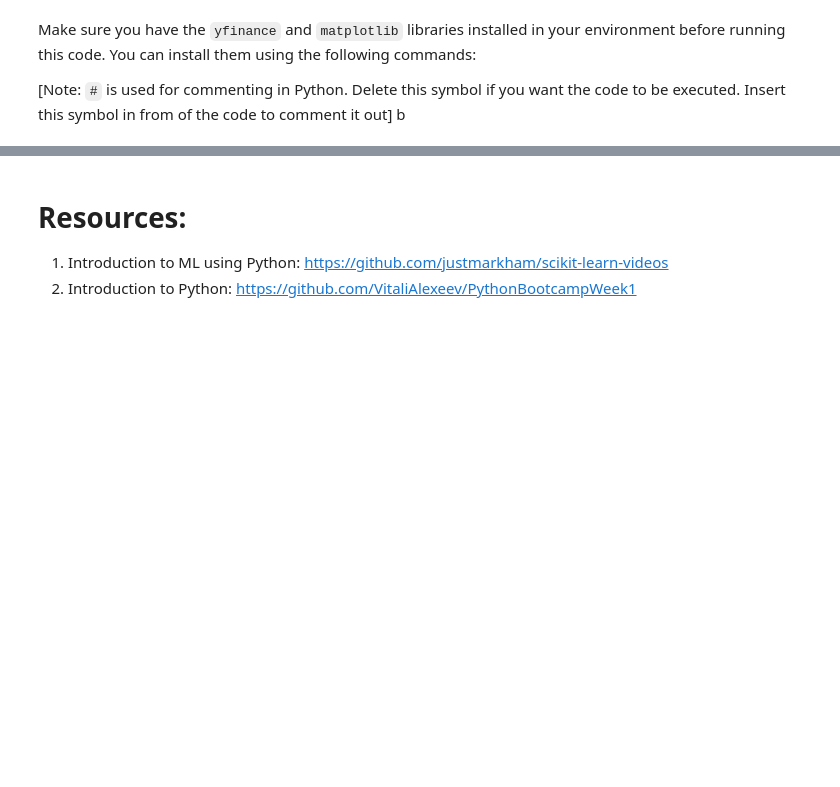
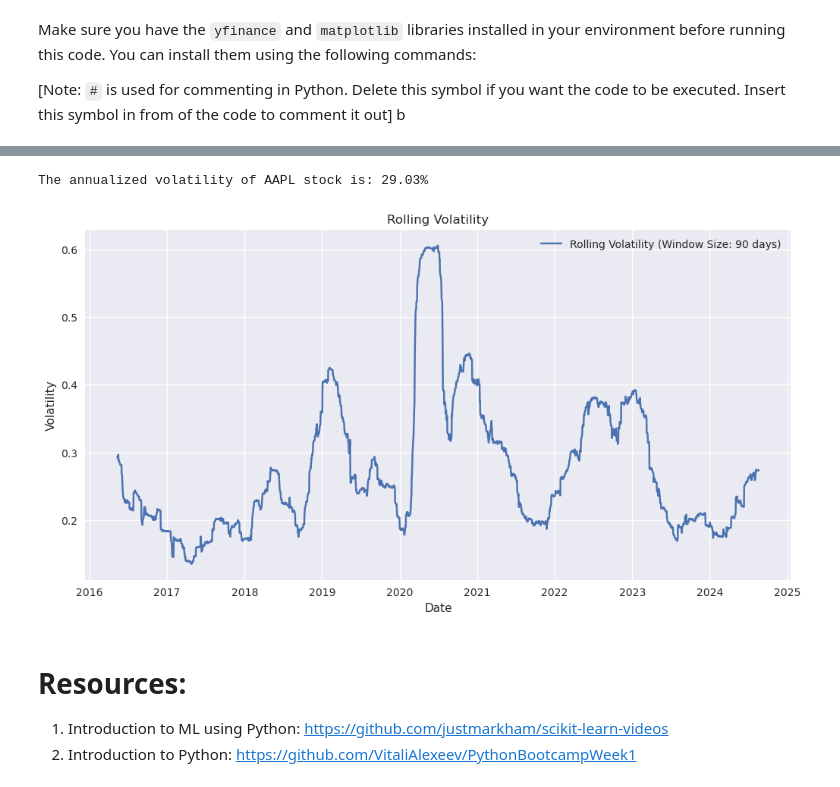
Before and after one commit to VitaliAlexeev/AI_SustainableFinance_2024, a Jupyter notebook: Example - YahooFinance.ipynb, the cells around one changed output, grey strips where cells are left out. Saved outputs shown, nothing was run; the diff lists cells and outputs as text; code cells hidden in the pictures; blank space fills up the shorter version.

```diff
--- a/Example - YahooFinance.ipynb
+++ b/Example - YahooFinance.ipynb
@@ -62,3 +119,29 @@ plt.show()
+# %%
+# Volatility calculation
+stock_data['Log_Return'] = np.log(stock_data['Close'] / stock_data['Close'].shift(1))
+volatility = stock_data['Log_Return'].std() * np.sqrt(252)  # Annualized volatility
+print(f"The annualized volatility of {ticker} stock is: {volatility:.2%}")
+# %% [output]
+The annualized volatility of AAPL stock is: 29.03%
+# %%
+# Function to calculate rolling volatility
+def calculate_rolling_volatility(data, window_size=90):
+    rolling_volatility = data['Log_Return'].rolling(window=window_size).std() * np.sqrt(252)
+    return rolling_volatility
+
+# Calculate rolling volatility with a 90-day window
+stock_data['Rolling_Volatility'] = calculate_rolling_volatility(stock_data, window_size=90)
+
+# Plotting the rolling volatility
+plt.figure(figsize=(12, 6))
+plt.plot(stock_data['Rolling_Volatility'], label=f'Rolling Volatility (Window Size: 90 days)')
+plt.title('Rolling Volatility')
+plt.xlabel('Date')
+plt.ylabel('Volatility')
+plt.legend()
+plt.show()
+# %% [output]
+[figure, added]
 # %% [markdown]
 # Resources:
 
```
Also changed, not shown: parts of 11 cells of this notebook, 5 other files.
